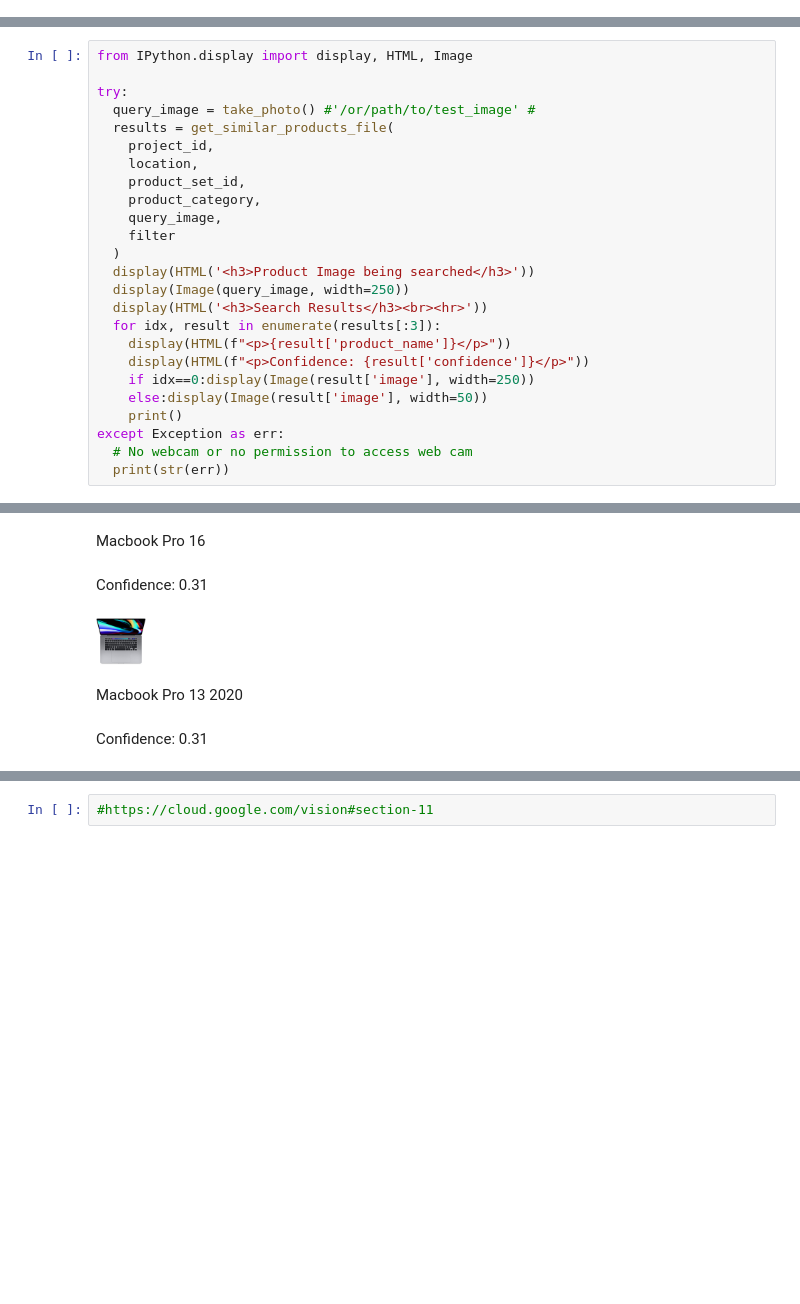
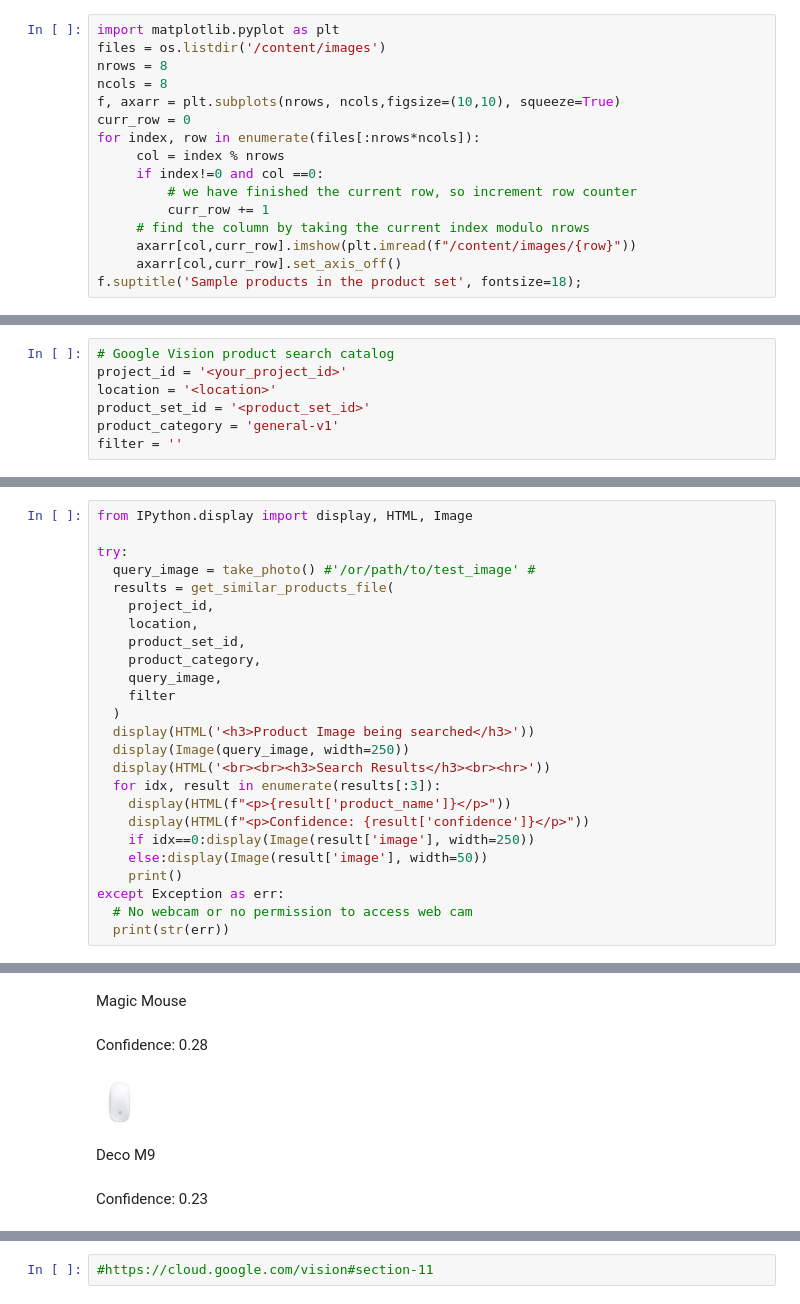
Before and after one commit to vinayshanbhag/cloudvisionproductsearch, a Jupyter notebook: Google_Cloud_Vision_Product_Search.ipynb, the cells around one changed output, grey strips where cells are left out. Saved outputs shown, nothing was run; the diff lists cells and outputs as text; blank space fills up the shorter version.

Commit message:
Product search using Google cloud vision API

```diff
--- a/Google_Cloud_Vision_Product_Search.ipynb
+++ b/Google_Cloud_Vision_Product_Search.ipynb
@@ -27,0 +63,16 @@ os.environ["GOOGLE_APPLICATION_CREDENTIALS"]="/content/key.json"
+# %%
+import matplotlib.pyplot as plt
+files = os.listdir('/content/images')
+nrows = 8
+ncols = 8
+f, axarr = plt.subplots(nrows, ncols,figsize=(10,10), squeeze=True)
+curr_row = 0
+for index, row in enumerate(files[:nrows*ncols]):
+     col = index % nrows
+     if index!=0 and col ==0:
+         # we have finished the current row, so increment row counter
+         curr_row += 1
+     # find the column by taking the current index modulo nrows
+     axarr[col,curr_row].imshow(plt.imread(f"/content/images/{row}"))
+     axarr[col,curr_row].set_axis_off()
+f.suptitle('Sample products in the product set', fontsize=18);
@@ -27,0 +83,7 @@ os.environ["GOOGLE_APPLICATION_CREDENTIALS"]="/content/key.json"
+# %%
+# Google Vision product search catalog
+project_id = '<your_project_id>'
+location = '<location>'
+product_set_id = '<product_set_id>'
+product_category = 'general-v1'
+filter = ''
@@ -159,7 +216,7 @@ try:
   )
   display(HTML('<h3>Product Image being searched</h3>'))
   display(Image(query_image, width=250))
-  display(HTML('<h3>Search Results</h3><br><hr>'))
+  display(HTML('<br><br><h3>Search Results</h3><br><hr>'))
   for idx, result in enumerate(results[:3]):
     display(HTML(f"<p>{result['product_name']}</p>"))
     display(HTML(f"<p>Confidence: {result['confidence']}</p>"))
@@ -179,6 +236,6 @@ Confidence: 0.56
 [figure]
-Macbook Pro 16
+Magic Mouse
-Confidence: 0.31
+Confidence: 0.28
-[figure, old version]
+[figure, new version]
-Macbook Pro 13 2020
+Deco M9
-Confidence: 0.31
+Confidence: 0.23
```
Also changed, not shown: parts of 16 cells of this notebook.
